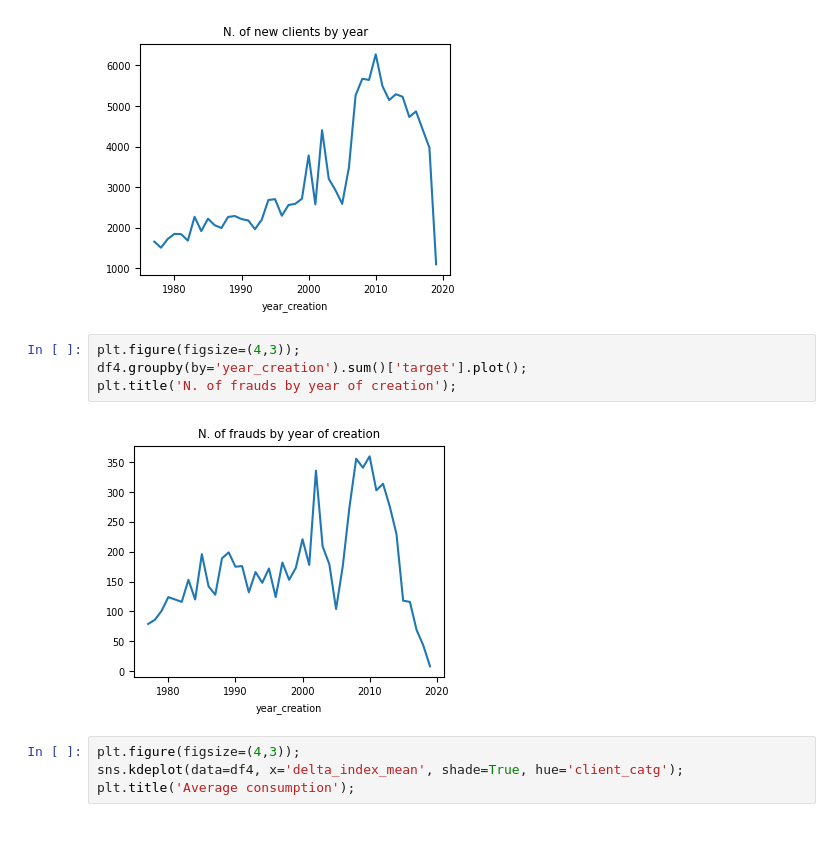
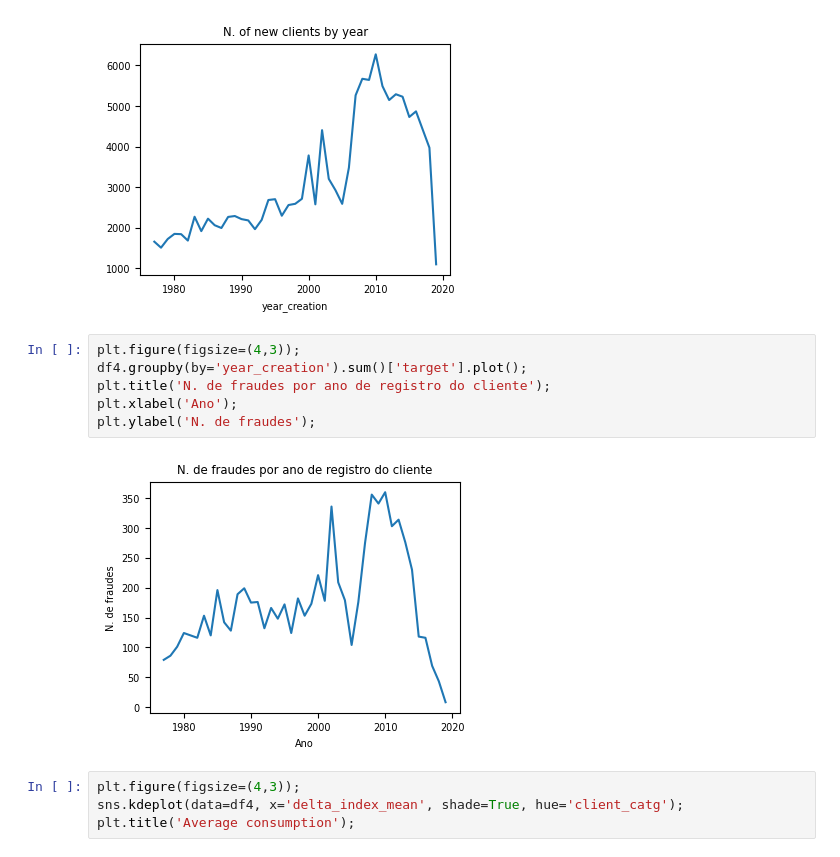
Before and after one commit to mahelvson/GasElectricityFraud, a Jupyter notebook: Final Notebook - Fraud Detection in Gas and Energy.ipynb, the cells around one changed output. Drawn from its saved outputs; the diff is of its cells as text.

```diff
--- a/Final Notebook - Fraud Detection in Gas and Energy.ipynb
+++ b/Final Notebook - Fraud Detection in Gas and Energy.ipynb
@@ -403,9 +419,11 @@ plt.title('N. of new clients by year');
 # %%
 plt.figure(figsize=(4,3));
 df4.groupby(by='year_creation').sum()['target'].plot();
-plt.title('N. of frauds by year of creation');
+plt.title('N. de fraudes por ano de registro do cliente');
+plt.xlabel('Ano');
+plt.ylabel('N. de fraudes');
 # %% [output]
-[figure, old version]
+[figure, new version]
 # %%
 plt.figure(figsize=(4,3));
 sns.kdeplot(data=df4, x='delta_index_mean', shade=True, hue='client_catg');
```
Also changed, not shown: parts of 31 cells of this notebook, 1 other file.
